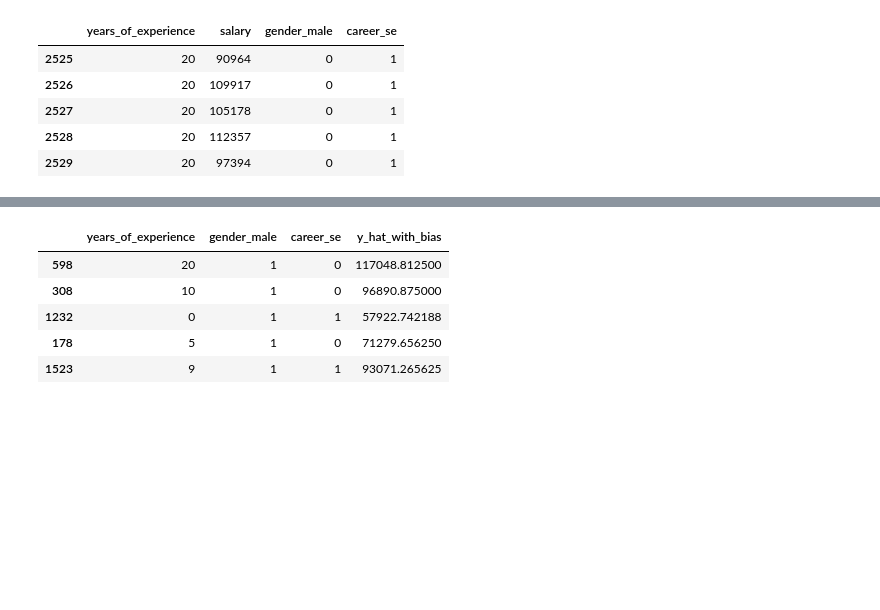
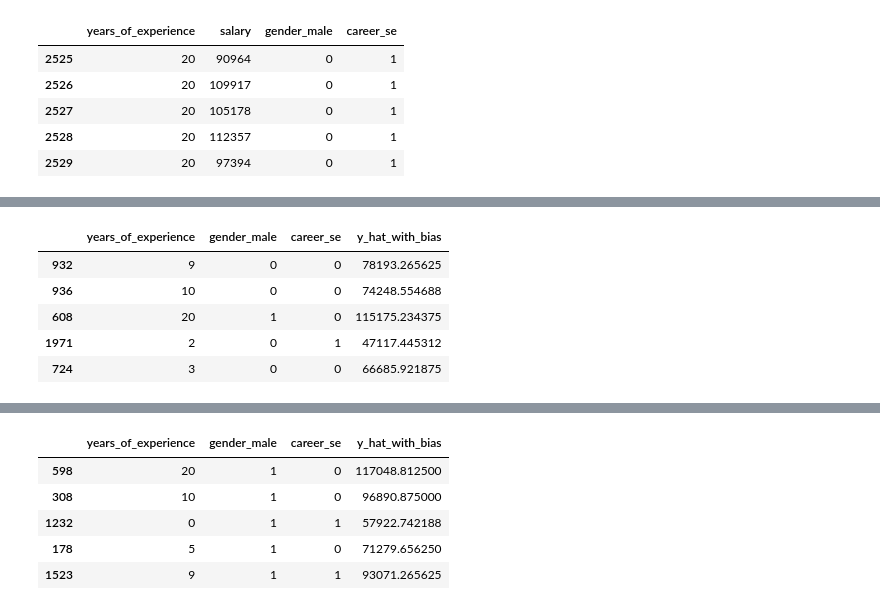
Before and after one commit to codingWithAndy/CSCM21-Abuses_Biases_and_Blessing_of_Data, a Jupyter notebook: Assignments/Part 2/solution.ipynb, the cells around one changed output, grey strips where cells are left out. Saved outputs shown, nothing was run; the diff lists cells and outputs as text; code cells hidden in the pictures; blank space fills up the shorter version.

```diff
--- a/Assignments/Part 2/solution.ipynb
+++ b/Assignments/Part 2/solution.ipynb
@@ -45,0 +42,9 @@ X_test['y_hat_with_bias'] = np.exp(xgb_model.predict(dtest)) - 1
+# %%
+X_test.head()
+# %% [output]
+|  | years_of_experience | gender_male | career_se | y_hat_with_bias |
+| 932 | 9 | 0 | 0 | 78193.265625 |
+| 936 | 10 | 0 | 0 | 74248.554688 |
+| 608 | 20 | 1 | 0 | 115175.234375 |
+| 1971 | 2 | 0 | 1 | 47117.445312 |
+| 724 | 3 | 0 | 0 | 66685.921875 |
```
Also changed, not shown: parts of 5 cells of this notebook, 8 other files.
